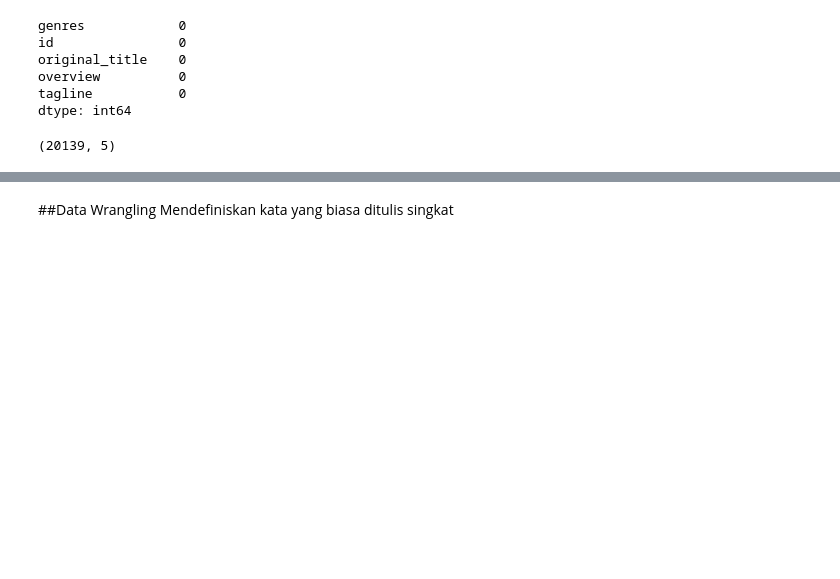
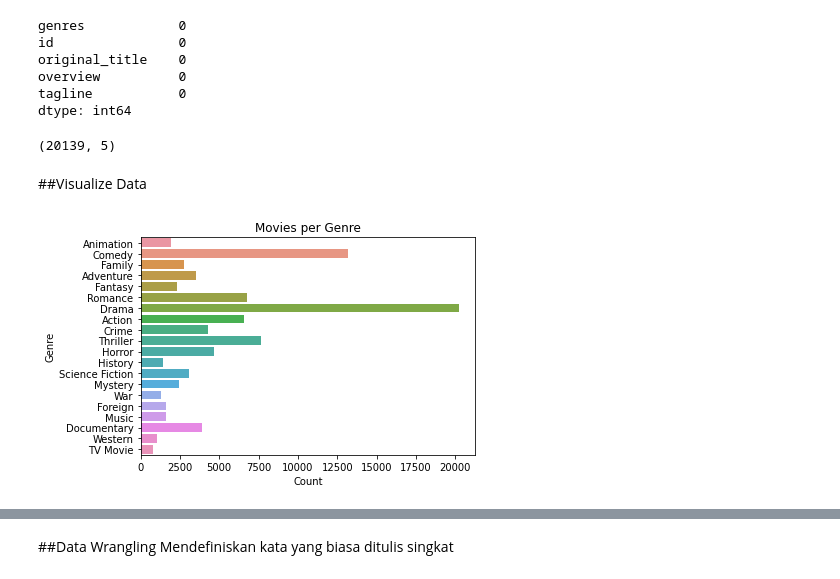
Before and after one commit to Robby-Akbar/ProjectNLP, a Jupyter notebook: colab/data_preparation.ipynb, the cells around one changed output, grey strips where cells are left out. Cells and saved outputs as stored; diff of their text form; code cells hidden in the pictures; blank space fills up the shorter version.

Commit message:
Update data preparation

```diff
--- a/colab/data_preparation.ipynb
+++ b/colab/data_preparation.ipynb
@@ -157,3 +166,5 @@ filtered_data = filtered_data.reset_index(drop=True)
 filtered_data.shape
 # %% [output]
 (20139, 5)
+# %% [markdown]
+##Visualize Data
@@ -159,0 +174,11 @@ filtered_data.shape
+# %%
+#create dataframe
+all_genres_df = pd.DataFrame({'Genre': list(genre_dict.keys()),
+                              'Count': list(genre_dict.values())})
+
+plt.title("Movies per Genre")
+ax = sns.barplot(data=all_genres_df, x= "Count", y = "Genre")
+plt.savefig("/content/output/img/barplot_genre.png", bbox_inches='tight')
+plt.show()
+# %% [output]
+[figure, added]
```
Also changed, not shown: parts of 17 cells of this notebook.
